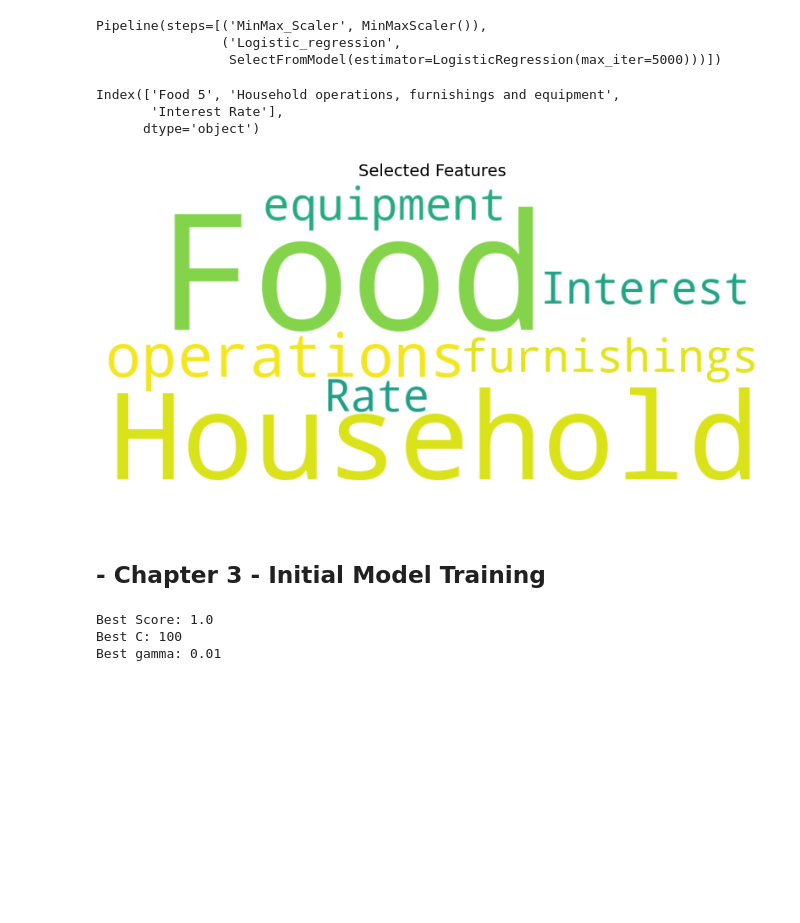
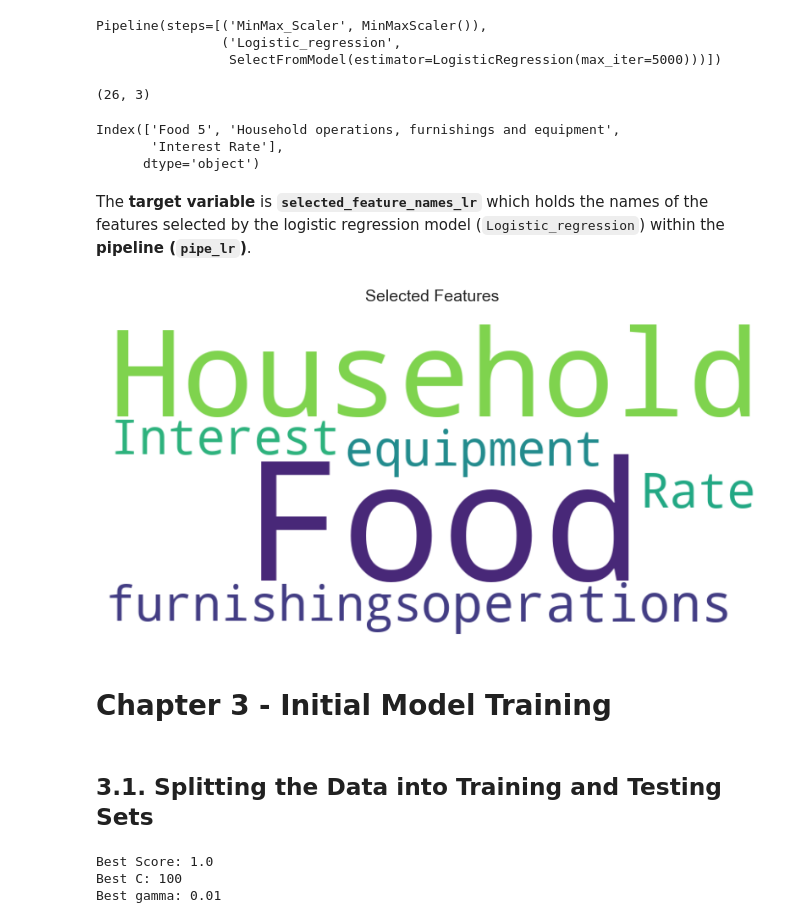
Before and after one commit to yeisonmontoya1815/Machine-Learning_Prediction_CAN_Inflation, a Jupyter notebook: 1. Prediction CAN Inflation.ipynb, the cells around one changed output. Saved outputs shown, nothing was run; the diff lists cells and outputs as text; code cells hidden in the pictures; blank space fills up the shorter version.

```diff
--- a/1. Prediction CAN Inflation.ipynb
+++ b/1. Prediction CAN Inflation.ipynb
@@ -123,2 +121,0 @@ df.head(3)
-# %%
-df['Date'] = pd.to_datetime(df['Date'])
@@ -265,43 +301,47 @@ X_1_shape = X_1.shape
-# %%
-# Extracting Selected Features
-
-# Retrieve the indices of the selected features from the logistic regression model in the pipeline (pipe_lr)
-features_selected_lr = pipe_lr['Logistic_regression'].get_support(indices=True)
-
-# Get the names of the selected features using their indices
-selected_feature_names_lr = features.columns[features_selected_lr]
-
-# Create a new DataFrame (df_features_selected_lr) containing only the selected features
-# The transformed feature set (X_1) is used, and the selected feature names are assigned as column names
-df_features_selected_lr = pd.DataFrame(X_1, columns=selected_feature_names_lr)
-
-# Display the column names of the DataFrame containing the selected features
-selected_feature_names_lr
-# %% [output]
-Index(['Food 5', 'Household operations, furnishings and equipment',
-       'Interest Rate'],
-      dtype='object')
+# %%
+# saving the selected feautures with transformations
+X_1= pipe_lr.transform(features)
+X_1.shape
+# %% [output]
+(26, 3)
+# %%
+#Get the features selected
+features_selected_lr = pipe_lr['Logistic_regression'].get_support(indices=True)
+
+selected_feature_names_lr = features.columns[features_selected_lr]
+#Create a new dataframe with features selected
+df_features_selected_lr = pd.DataFrame(X_1, columns=selected_feature_names_lr)
+#df_features_selected_lr.head()
+df_features_selected_lr.columns
+# %% [output]
+Index(['Food 5', 'Household operations, furnishings and equipment',
+       'Interest Rate'],
+      dtype='object')
+# %% [markdown]
+The **target variable** is **`selected_feature_names_lr`** which holds the names of the features selected by the logistic regression model (`Logistic_regression`) within the **pipeline (`pipe_lr`)**.
 # %%
 from wordcloud import WordCloud
 import matplotlib.pyplot as plt
 
 # Define the list of features
-features = ['Food 5', 'Household operations, furnishings and equipment', 'Interest Rate']
+features = df_features_selected_lr.columns
 
 # Combine all features into a single string
 text = ' '.join(features)
 
 # Generate the word cloud
 wordcloud = WordCloud(width=800, height=400, background_color='white').generate(text)
 
 # Display the word cloud
 plt.figure(figsize=(10, 6))
 plt.imshow(wordcloud, interpolation='bilinear')
 plt.axis('off')
 plt.title('Selected Features', fontsize=14)
 plt.show()
 # %% [output]
-[figure, old version]
+[figure, new version]
 # %% [markdown]
-## - **Chapter 3 - Initial Model Training**
+# **Chapter 3 - Initial Model Training**
+# %% [markdown]
+## **3.1. Splitting the Data into Training and Testing Sets**
 # %%
```
Also changed, not shown: parts of 31 cells of this notebook, 1 other file.
